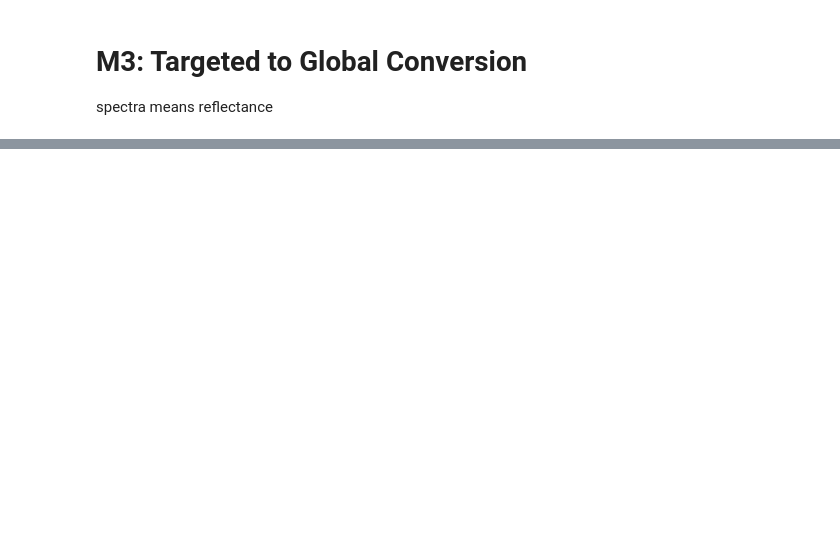
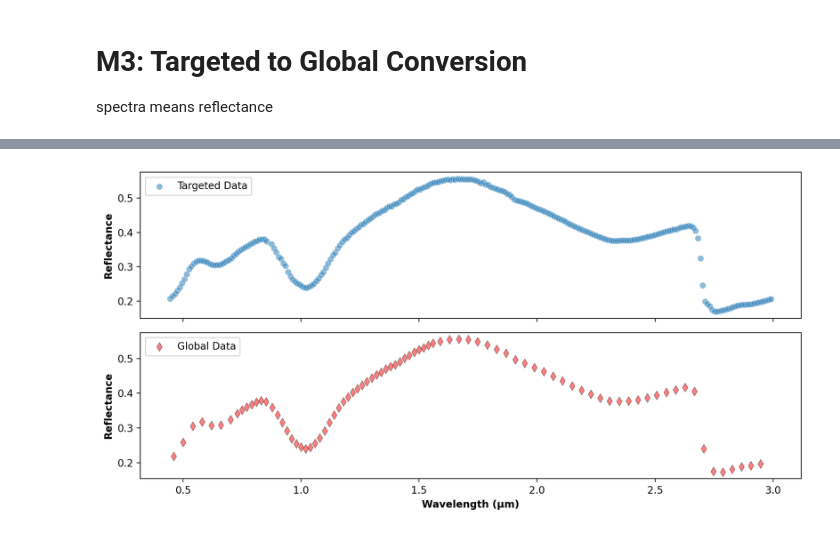
Before and after one commit to markusgruendler/m3-lunar-project, a Jupyter notebook: scripts/su25 script.ipynb, the cells around one changed output, grey strips where cells are left out. Drawn from its saved outputs; the diff is of its cells as text; code cells hidden in the pictures; blank space fills up the shorter version.

```diff
--- a/scripts/su25 script.ipynb
+++ b/scripts/su25 script.ipynb
@@ -236,7 +284,5 @@ if plotting:
 # %%
-from matplotlib.ticker import MultipleLocator
-
-plotting = False
+plotting = True
 saving = False
 if plotting:
 
@@ -249,38 +295,6 @@ if plotting:
     markers = ['o', 'd']
     sizes = [40, 40]
     edgecolors = ['white', 'black']
-
-    # fig, axes = plt.subplots(
-    #     sharex=True,
-    #     figsize=(10, 4),
-    # )
-
-    # for (label, contents), color, marker, size, edge in zip(data.items(), colors, markers, sizes, edgecolors):
-    #     sns.scatterplot(
-    #         x = contents['wavelengths'],
-    #         y = contents['spectra'],
-    #         color = color,
-    #         marker = marker,
-    #         edgecolor = edge,
-    #         s = size,
-    #         alpha = 0.5,
-    #         label = label
-    #     )
-
-    # # last plot label acts as legend label
-    # axes.set_xlabel("Wavelength density comparison", weight = 'bold')
-    # axes.set_ylabel(data_path.stem, weight = "bold")
-
-    # plt.tight_layout()
-
-    # # plt.savefig(
-    # #     "../output files/graphs/test/m3 wavelength comparison.png",
-    # #     dpi=2000,
-    # #     bbox_inches='tight',
-    # #     facecolor='white'
-    # # )
-
-    # plt.show() # calls plt.clf()
 
     fig, axes = plt.subplots(
         nrows = 2,
@@ -289,37 +303,36 @@ if plotting:
         height_ratios=[1,1]
     )
 
     for ax, (label, contents), color, marker, size, edge in zip(axes, data.items(), colors, markers, sizes, edgecolors):
         sns.scatterplot(
             ax = ax,
             x = contents['wavelengths'],
             y = contents['spectra'],
             color = color,
             marker = marker,
             edgecolor = edge,
             s = size,
             alpha = 0.5,
             label = label
         )
         ax.set_ylabel("Reflectance", weight='bold')
-        ax.legend(
-            loc='upper left',           # anchor point inside the legend box
-        )
+        ax.legend(loc='upper left')
 
     # last plot label acts as legend label
     axes[-1].set_xlabel("Wavelength (µm)", weight = 'bold')
     # fig.suptitle(f"{data_path.stem}")
     plt.tight_layout()
-
 
     if saving: plt.savefig(
         Path(*[i if i != 'csvs' else 'graphs' for i in list(data_path.parts)]).with_suffix(".png"),
         dpi=2000,
         bbox_inches='tight',
         facecolor='white'
     )
 
     plt.show() # calls plt.clf()
+# %% [output]
+[figure, added]
 # %%
 ### file writing:
 # check if output files/data_path exists
```
Also changed, not shown: parts of 15 cells of this notebook.
